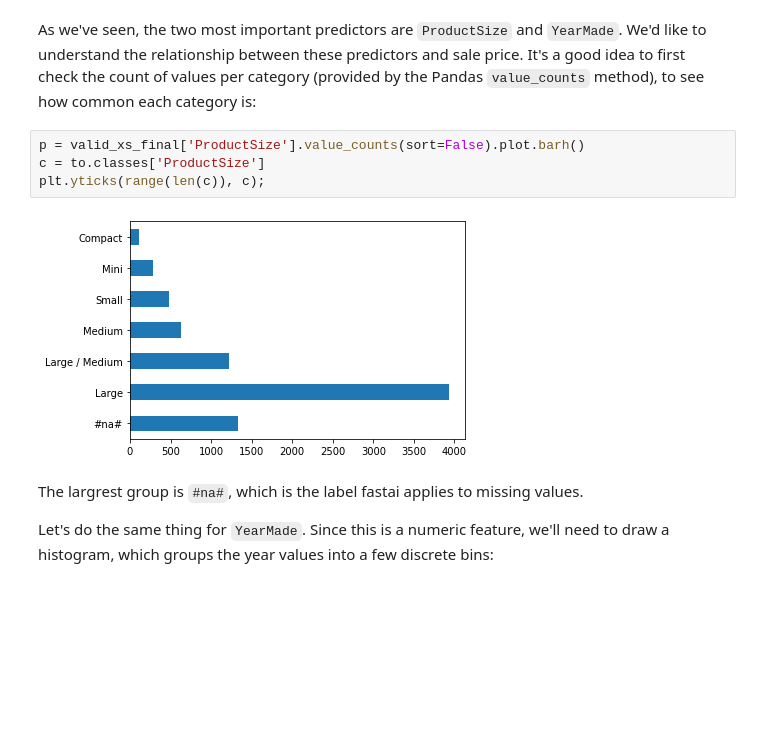
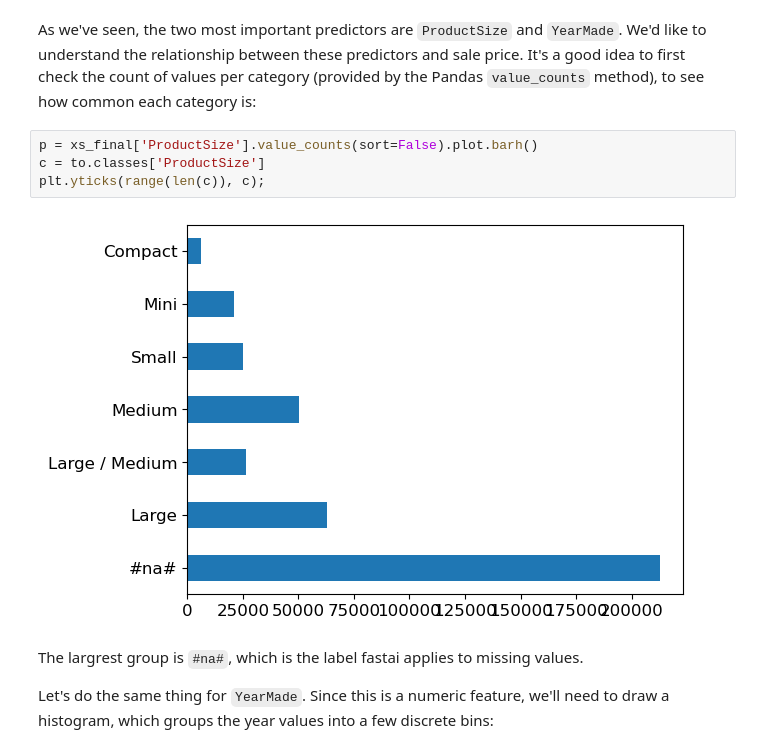
Before and after one commit to modsoussi/fastai, a Jupyter notebook: fastbook/09_tabular.ipynb, the cells around one changed output. Cells and saved outputs as stored; diff of their text form; blank space fills up the shorter version.

```diff
--- a/fastbook/09_tabular.ipynb
+++ b/fastbook/09_tabular.ipynb
@@ -828,11 +823,11 @@ By focusing on the most important variables, and removing some redundant ones, w
 # %% [markdown]
 As we've seen, the two most important predictors are `ProductSize` and `YearMade`. We'd like to understand the relationship between these predictors and sale price. It's a good idea to first check the count of values per category (provided by the Pandas `value_counts` method), to see how common each category is:
 # %%
-p = valid_xs_final['ProductSize'].value_counts(sort=False).plot.barh()
+p = xs_final['ProductSize'].value_counts(sort=False).plot.barh()
 c = to.classes['ProductSize']
 plt.yticks(range(len(c)), c);
 # %% [output]
-[figure, old version]
+[figure, new version]
 # %% [markdown]
 The largrest group is `#na#`, which is the label fastai applies to missing values.
 
```
Also changed, not shown: parts of 27 cells of this notebook.
